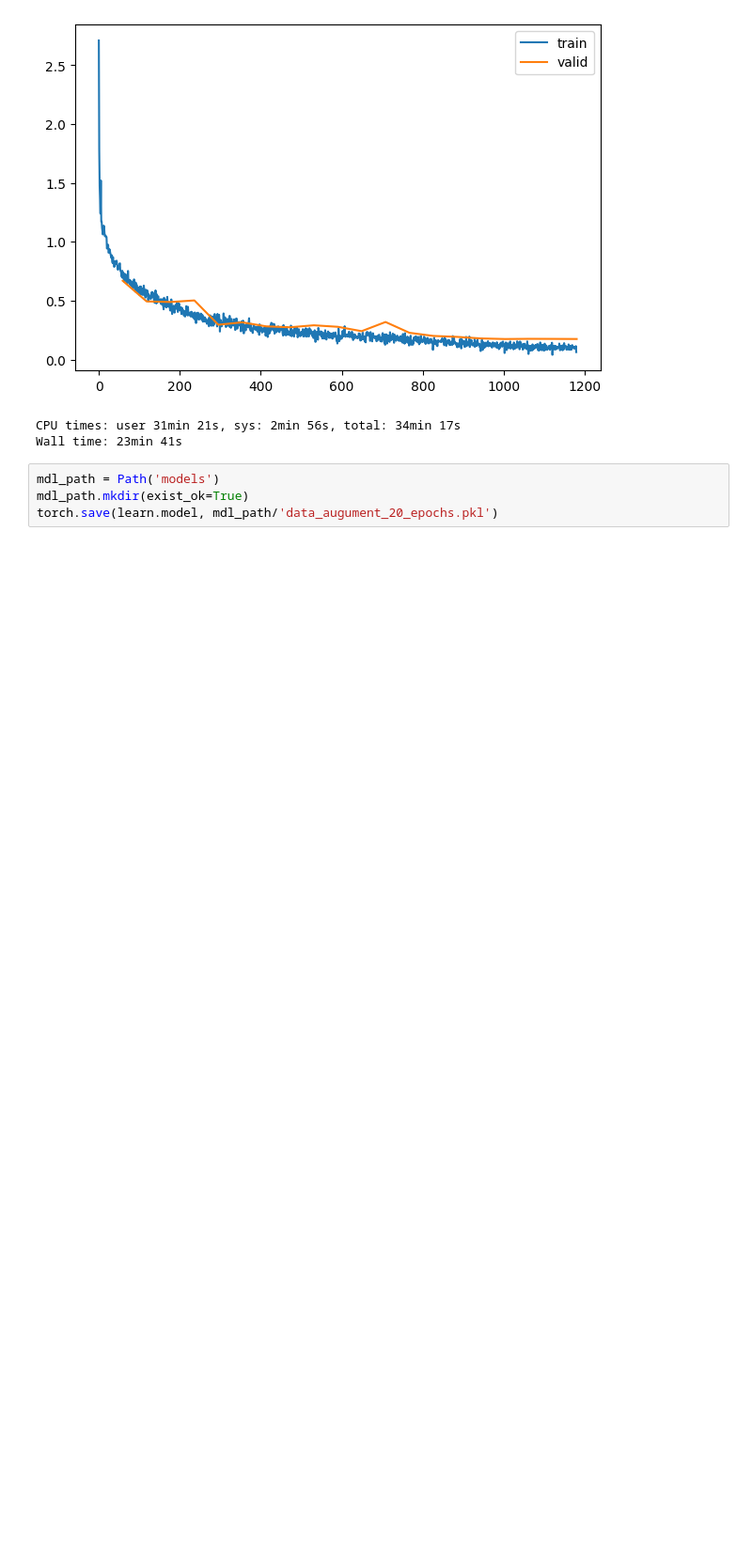
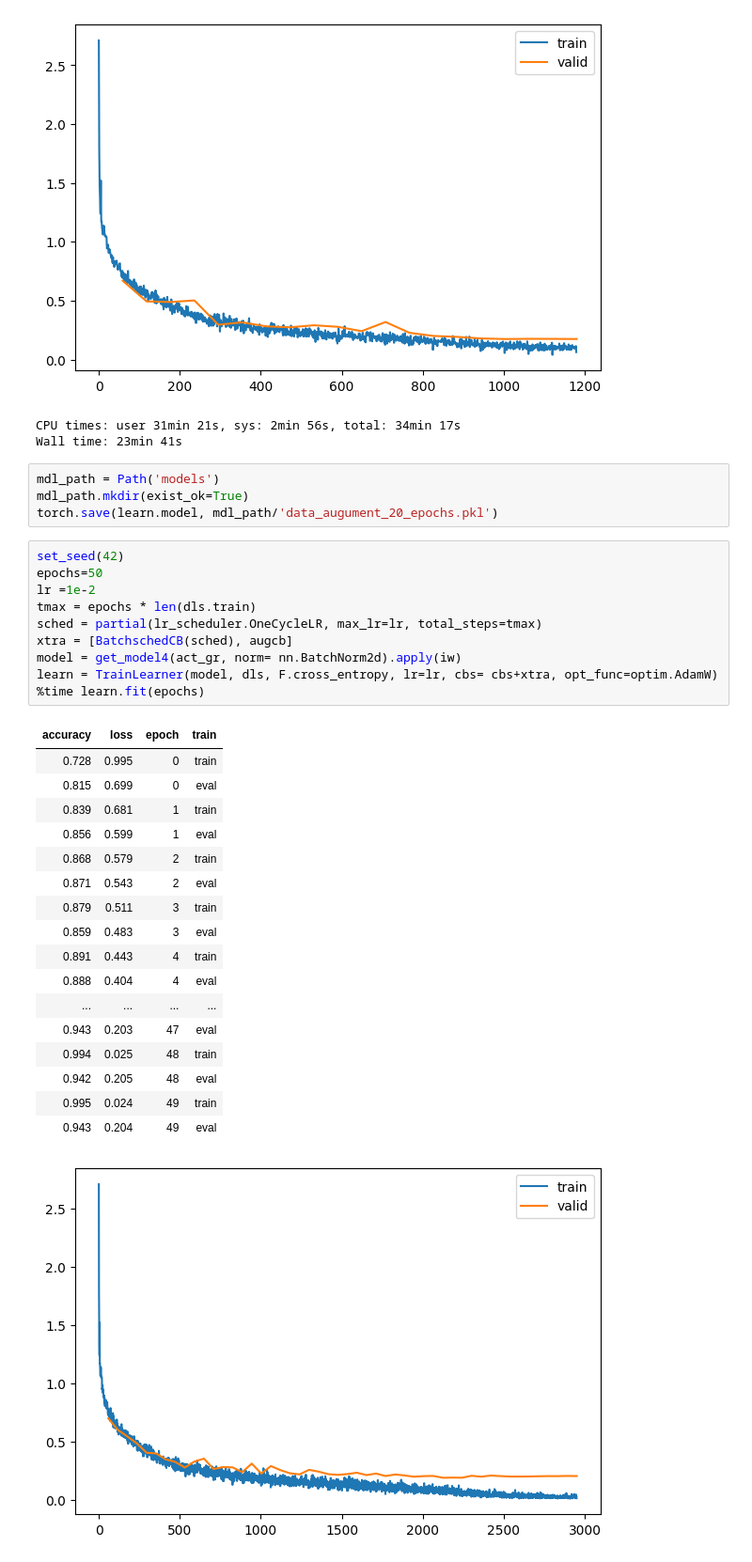
Before and after one commit to mtm-007/Deep-Learing-from-the-foundation-and-GEN_AI, a Jupyter notebook: augumentation.ipynb, the cells around one changed output. Shown: that part at 94% size. Cells and saved outputs as stored; diff of their text form; blank space fills up the shorter version.

```diff
--- a/augumentation.ipynb
+++ b/augumentation.ipynb
@@ -380,3 +380,32 @@ Wall time: 23min 41s
 mdl_path = Path('models')
 mdl_path.mkdir(exist_ok=True)
 torch.save(learn.model, mdl_path/'data_augument_20_epochs.pkl')
+# %%
+set_seed(42)
+epochs=50
+lr =1e-2
+tmax = epochs * len(dls.train)
+sched = partial(lr_scheduler.OneCycleLR, max_lr=lr, total_steps=tmax)
+xtra = [BatchschedCB(sched), augcb]
+model = get_model4(act_gr, norm= nn.BatchNorm2d).apply(iw)
+learn = TrainLearner(model, dls, F.cross_entropy, lr=lr, cbs= cbs+xtra, opt_func=optim.AdamW)
+%time learn.fit(epochs)
+# %% [output]
+| accuracy | loss | epoch | train |
+| 0.728 | 0.995 | 0 | train |
+| 0.815 | 0.699 | 0 | eval |
+| 0.839 | 0.681 | 1 | train |
+| 0.856 | 0.599 | 1 | eval |
+| 0.868 | 0.579 | 2 | train |
+| 0.871 | 0.543 | 2 | eval |
+| 0.879 | 0.511 | 3 | train |
+| 0.859 | 0.483 | 3 | eval |
+| 0.891 | 0.443 | 4 | train |
+| 0.888 | 0.404 | 4 | eval |
+| ... | ... | ... | ... |
+| 0.943 | 0.203 | 47 | eval |
+| 0.994 | 0.025 | 48 | train |
+| 0.942 | 0.205 | 48 | eval |
+| 0.995 | 0.024 | 49 | train |
+| 0.943 | 0.204 | 49 | eval |
+[figure, added]
```
Also changed, not shown: parts of 10 cells of this notebook.
